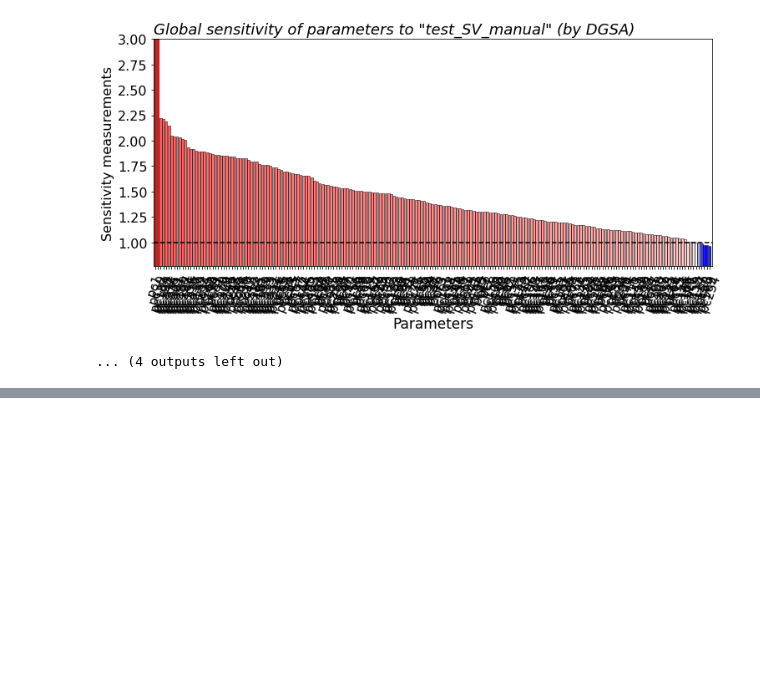
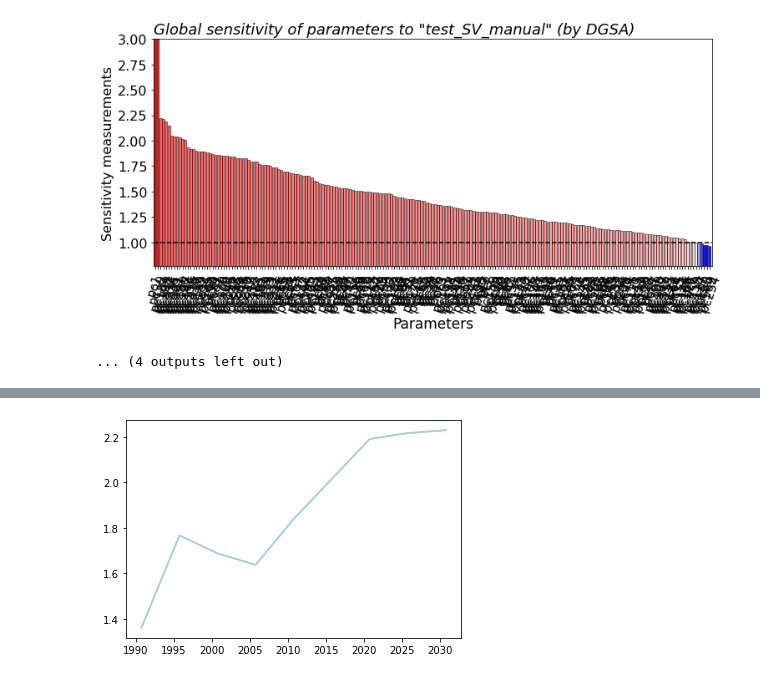
Before and after one commit to igotchalk/SWIlarge, a Jupyter notebook: notebook/postprocess_DGSA.ipynb, the cells around one changed output, grey strips where cells are left out. Drawn from its saved outputs; the diff is of its cells as text; code cells hidden in the pictures; blank space fills up the shorter version.

```diff
--- a/notebook/postprocess_DGSA.ipynb
+++ b/notebook/postprocess_DGSA.ipynb
@@ -529,0 +366,15 @@ def eigen_imgs_local(eigen_vecs, eig_nums,matshape,slicenum=10):
+# %%
+output_case = Path('/scratch/users/ianpg/SWIlarge/work/output/{}'.format(case))
+f_varlist = Path('../data/PriorModel/varlist.pkl')
+varlist = load_obj(f_varlist.parent,'varlist')
+ucnpaths = glob.glob(output_case.joinpath('*_{job_id}.UCN'.format(job_id=job_id_conc)).as_posix())
+model_ws = workdir.joinpath('{}'.format(case))
+starttime = np.load(model_ws.joinpath('starttime.npy'))
+# %%
+ucnobj = flopy.utils.binaryfile.UcnFile(ucnpaths[0])
+tims = np.array(ucnobj.get_times())
+kstpkpers = ucnobj.get_kstpkper()
+kpers = np.array([ k[-1] for k in kstpkpers])
+kpers_eval = (0,10,20,30,40,60,70,80)
+kper_eval_ind =  np.array([max(np.where(kpers==k)[0]) for k in kpers_eval])
+tims_eval_real = tims[kper_eval_ind]/365 + starttime
@@ -529,0 +383,10 @@ def eigen_imgs_local(eigen_vecs, eig_nums,matshape,slicenum=10):
+# %%
+output_data = outputdir.joinpath('BEL',case,'data')
+kpers_eval = (0,10,20,30,40,60,70,80)
+job_id_AEM = 3573022
+job_id_conc = 3573022
+case='SV'
+dgsa_data = []
+model_name = 'test_SV_manual'
+for kper in kpers:
+    dgsa_data.append(np.load(output_data.joinpath('DGSA_synth_t{}_{}_conc{}_AEM{}.npy'.format(kper,model_name,job_id_conc,job_id_AEM))))
@@ -529,0 +405,3 @@ def eigen_imgs_local(eigen_vecs, eig_nums,matshape,slicenum=10):
+# %%
+cmap = sns.cubehelix_palette(n_colors=3, start=.5, rot=-.75)
+cmap = sns.color_palette("Paired")
@@ -530,2 +410,7 @@ def eigen_imgs_local(eigen_vecs, eig_nums,matshape,slicenum=10):
+# %%
+s1 = plt.plot(tims_eval_real,[np.quantile(d,.99) for d in dgsa_data],label='99th quantile',color=cmap[0])
+plt.show()
+# %% [output]
+[figure, added]
 # %%
 # %% [output]
```
Also changed, not shown: parts of 59 cells of this notebook, 2 other files.
